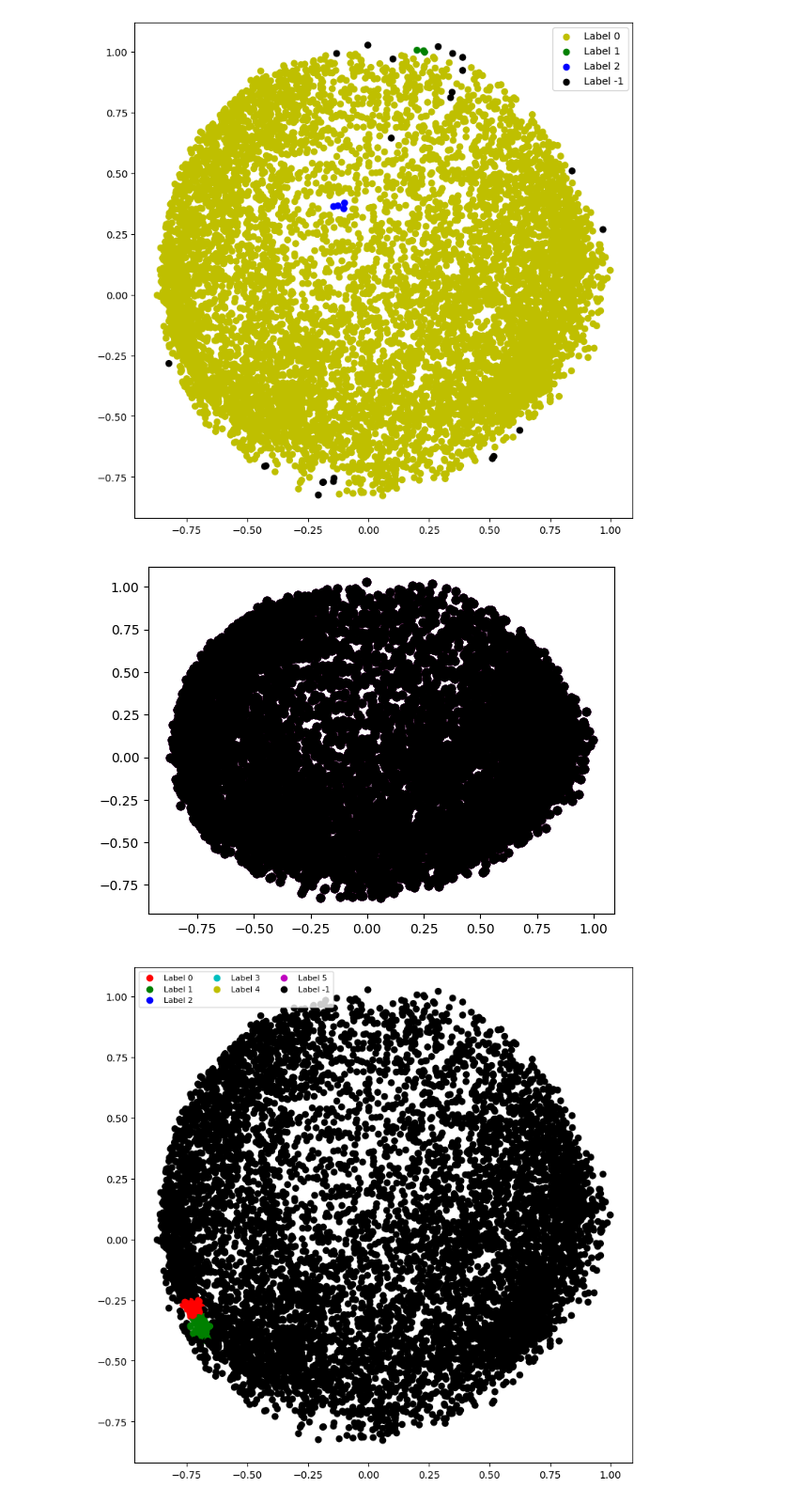
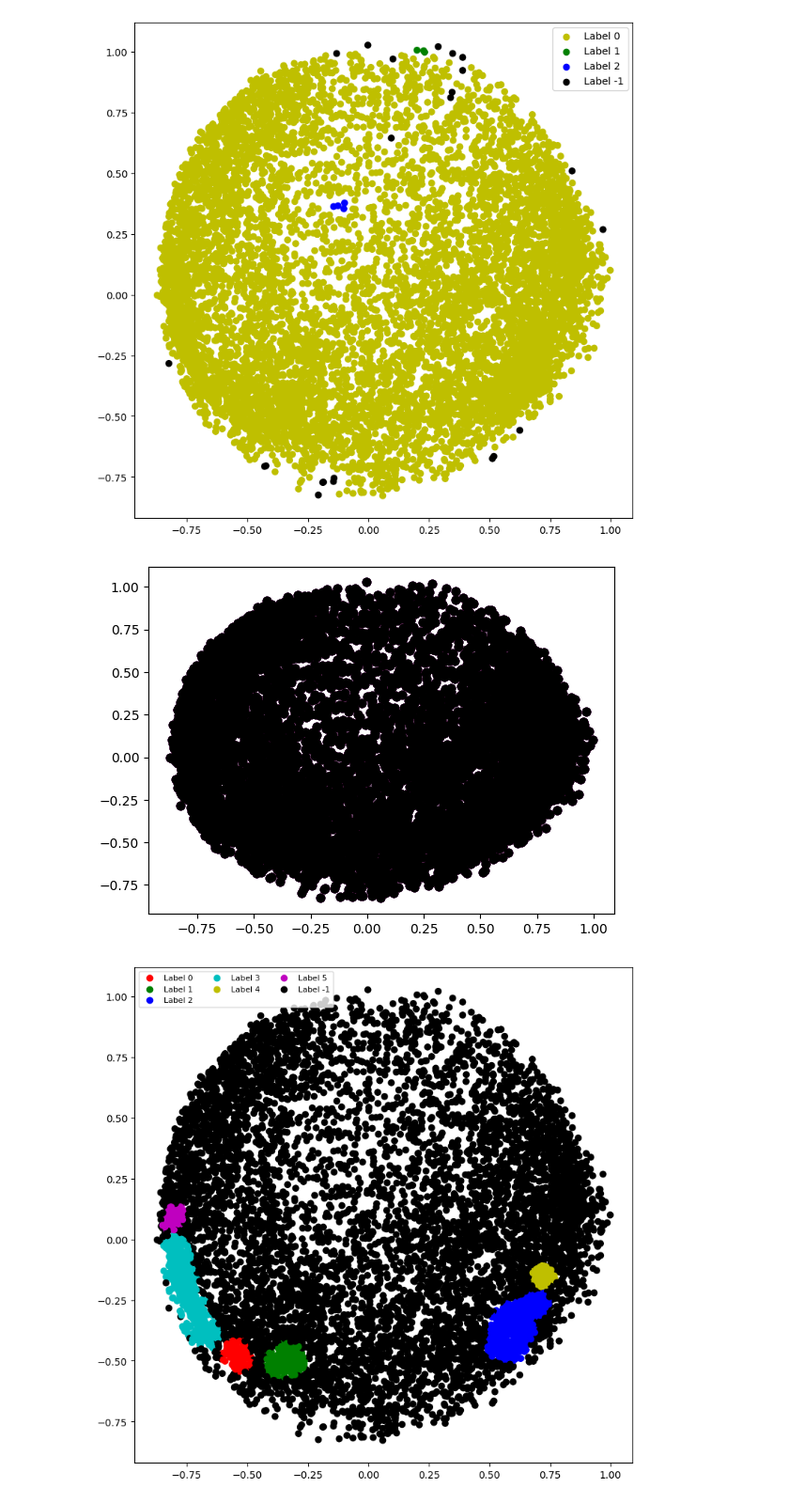
Before and after one commit to LunaTic-Neon/2025-2-DLAP, a Jupyter notebook: 25_2_1010_DLAP_6주차.ipynb, the cells around one changed output. Shown at 94% size. Drawn from its saved outputs; the diff is of its cells as text; code cells hidden in the pictures.

```diff
--- a/25_2_1010_DLAP_6주차.ipynb
+++ b/25_2_1010_DLAP_6주차.ipynb
@@ -132,8 +132,7 @@ plt.show()
 [figure]
 [figure]
 # %%
-# db = DBSCAN(eps=0.0375, min_samples=50).fit(X_principal)
-db = DBSCAN(eps=0.0375, min_samples=100).fit(X_principal)
+db = DBSCAN(eps=0.0375, min_samples=50).fit(X_principal)
 labels1 = db.labels_
 
 colours1 = {}
@@ -148,31 +147,31 @@ colours1[-1] = 'k'
 cvec = [colours1[label] for label in labels1]
 colors1 = ['r', 'g', 'b', 'c', 'y', 'm', 'k']
 
 r = plt.scatter(
     X_principal['P1'], X_principal['P2'], marker='o', color=colors1[0])
 g = plt.scatter(
     X_principal['P1'], X_principal['P2'], marker='o', color=colors1[1])
 b = plt.scatter(
     X_principal['P1'], X_principal['P2'], marker='o', color=colors1[2])
 c = plt.scatter(
     X_principal['P1'], X_principal['P2'], marker='o', color=colors1[3])
 y = plt.scatter(
     X_principal['P1'], X_principal['P2'], marker='o', color=colors1[4])
 m = plt.scatter(
     X_principal['P1'], X_principal['P2'], marker='o', color=colors1[5])
 k = plt.scatter(
     X_principal['P1'], X_principal['P2'], marker='o', color=colors1[6])
 
 plt.figure(figsize=(9, 9))
 plt.scatter(X_principal['P1'], X_principal['P2'], c=cvec)
 plt.legend((r, g, b, c, y, m, k),
            ('Label 0', 'Label 1', 'Label 2',
             'Label 3', 'Label 4', 'Label 5', 'Label -1'),
             scatterpoints=1,
             loc='upper left',
             ncol=3,
             fontsize=8)
 plt.show()
 # %% [output]
 [figure]
-[figure, old version]
+[figure, new version]
```
Also changed, not shown: parts of 1 cell of this notebook.
